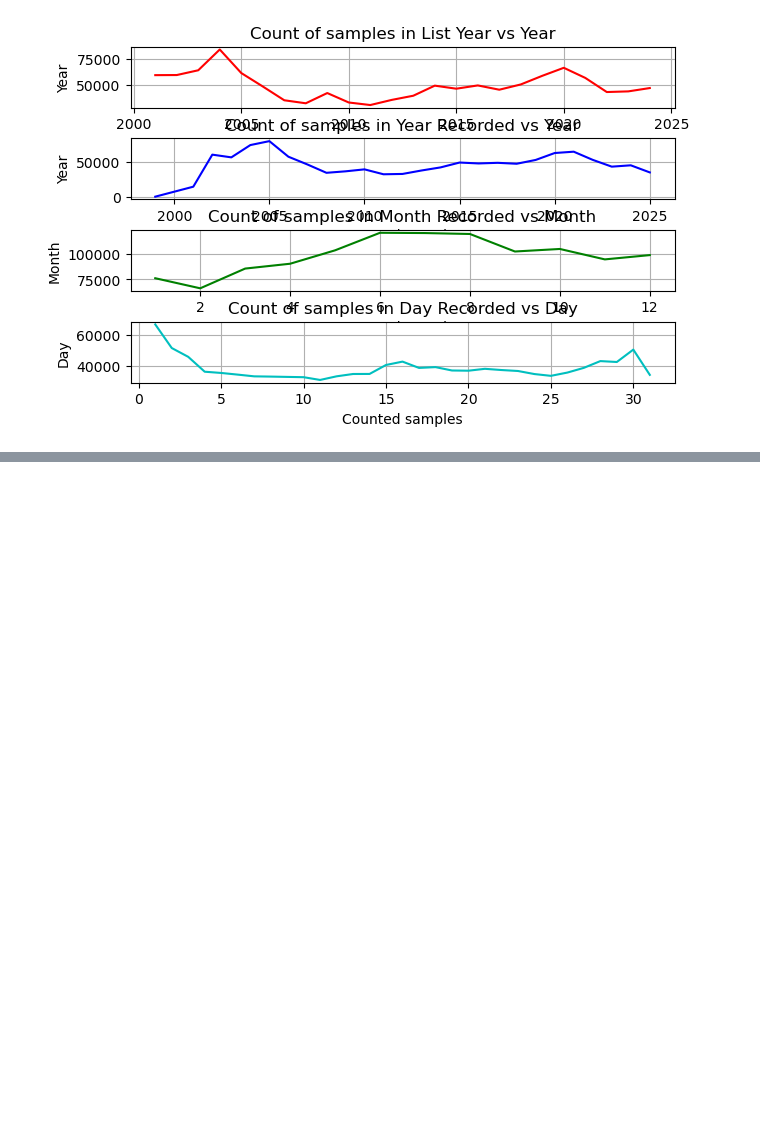
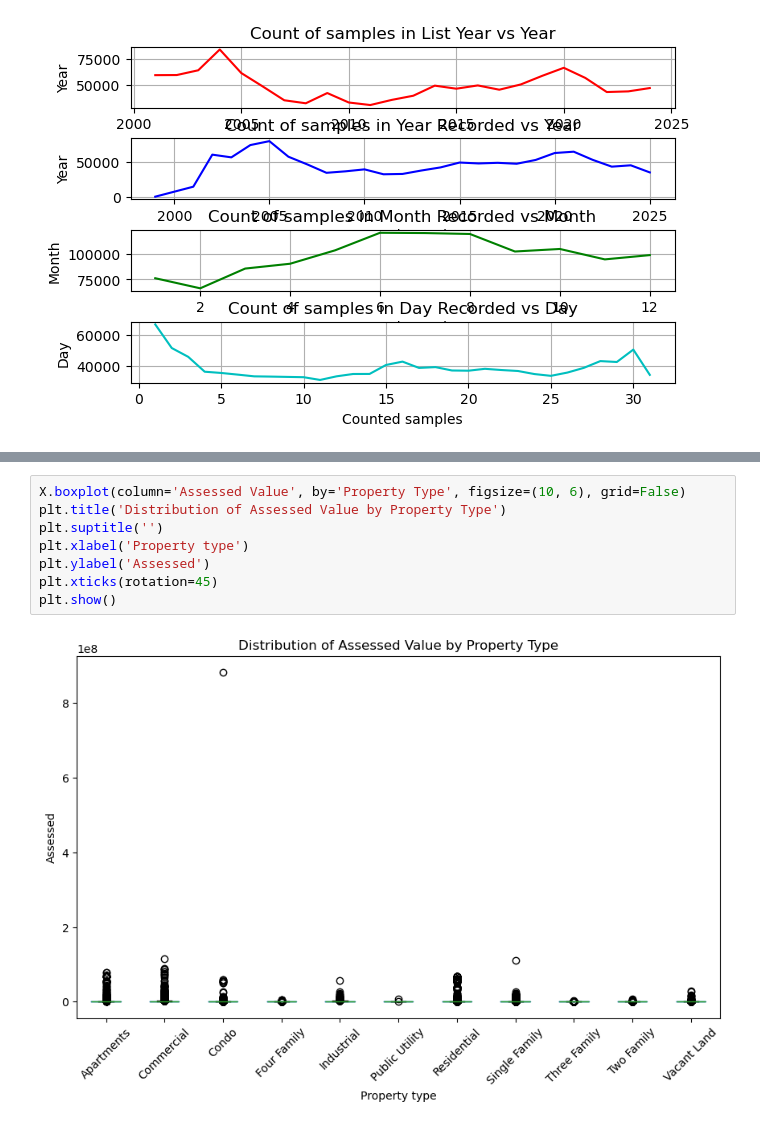
Before and after one commit to SSloan07/ValuingH0M3, a Jupyter notebook: ValuingH0M3.ipynb, the cells around one changed output, grey strips where cells are left out. Saved outputs shown, nothing was run; the diff lists cells and outputs as text; blank space fills up the shorter version.

```diff
--- a/ValuingH0M3.ipynb
+++ b/ValuingH0M3.ipynb
@@ -452,0 +508,10 @@ Name: count, dtype: int64
+# %%
+X.boxplot(column='Assessed Value', by='Property Type', figsize=(10, 6), grid=False)
+plt.title('Distribution of Assessed Value by Property Type')
+plt.suptitle('')
+plt.xlabel('Property type')
+plt.ylabel('Assessed')
+plt.xticks(rotation=45)
+plt.show()
+# %% [output]
+[figure, added]
```
Also changed, not shown: parts of 32 cells of this notebook.
